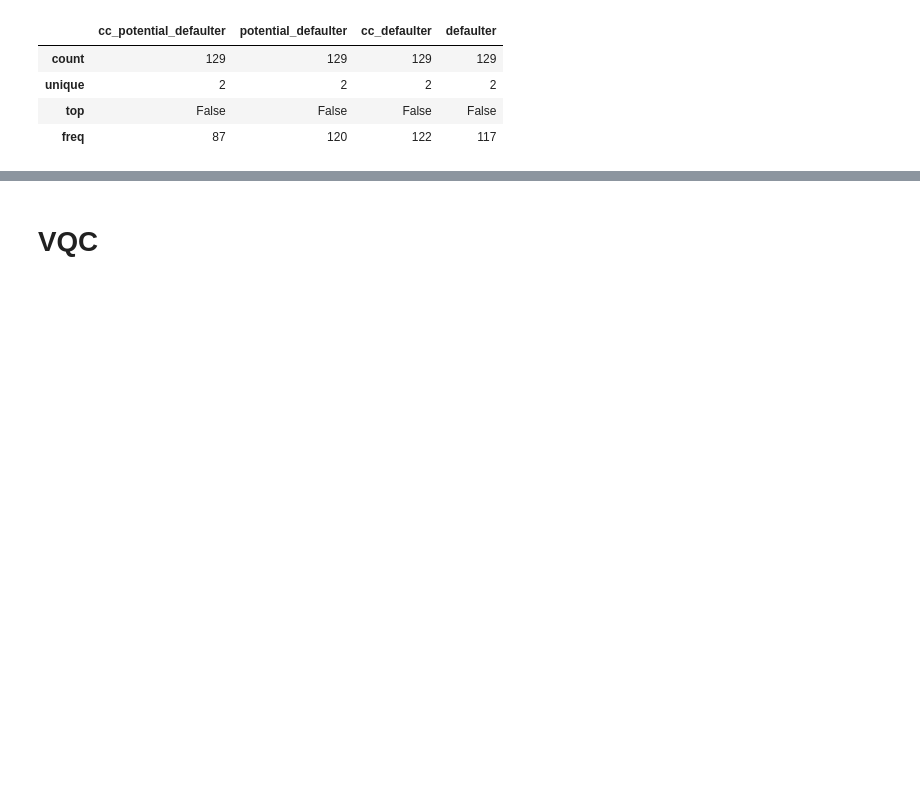
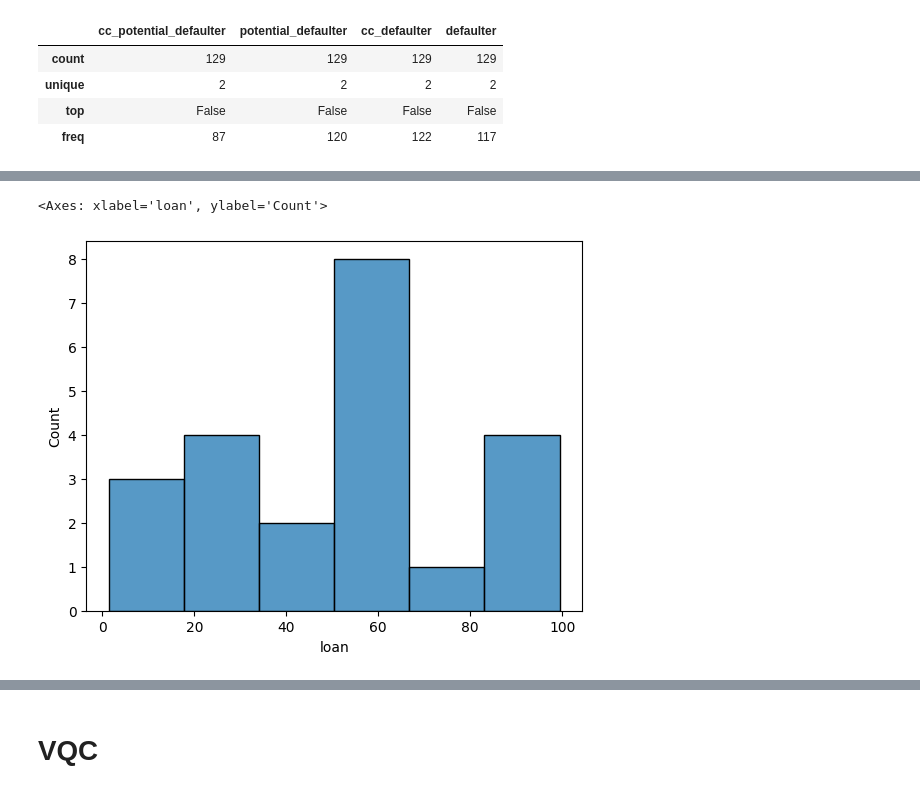
Before and after one commit to floatn/QML-for-finance, a Jupyter notebook: qml_qsvm.ipynb, the cells around one changed output, grey strips where cells are left out. Cells and saved outputs as stored; diff of their text form; code cells hidden in the pictures; blank space fills up the shorter version.

```diff
--- a/qml_qsvm.ipynb
+++ b/qml_qsvm.ipynb
@@ -2534,0 +2591,7 @@ Xsc_test = scaler.transform(X_test)
+# %%
+ds2 = ds2[ds2['age'] >= 18]
+# %%
+sns.histplot(ds2.loc[ds2['loan'] < 100, 'loan'])
+# %% [output]
+<Axes: xlabel='loan', ylabel='Count'>
+[figure, added]
```
Also changed, not shown: parts of 36 cells of this notebook, 4 other files.
